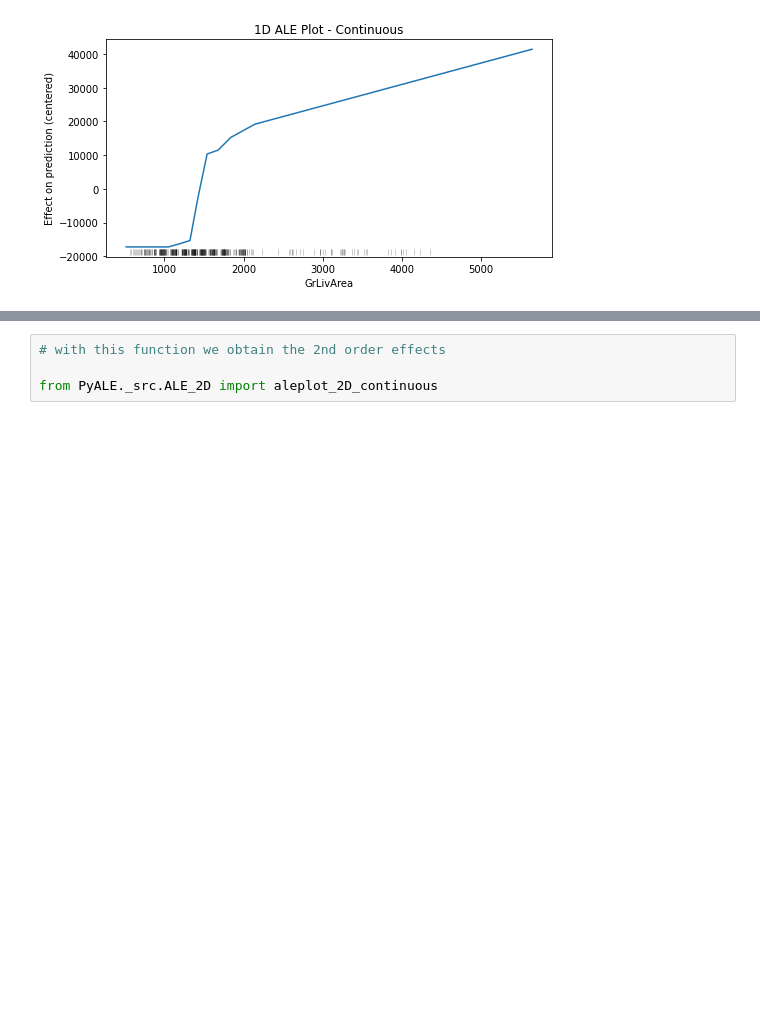
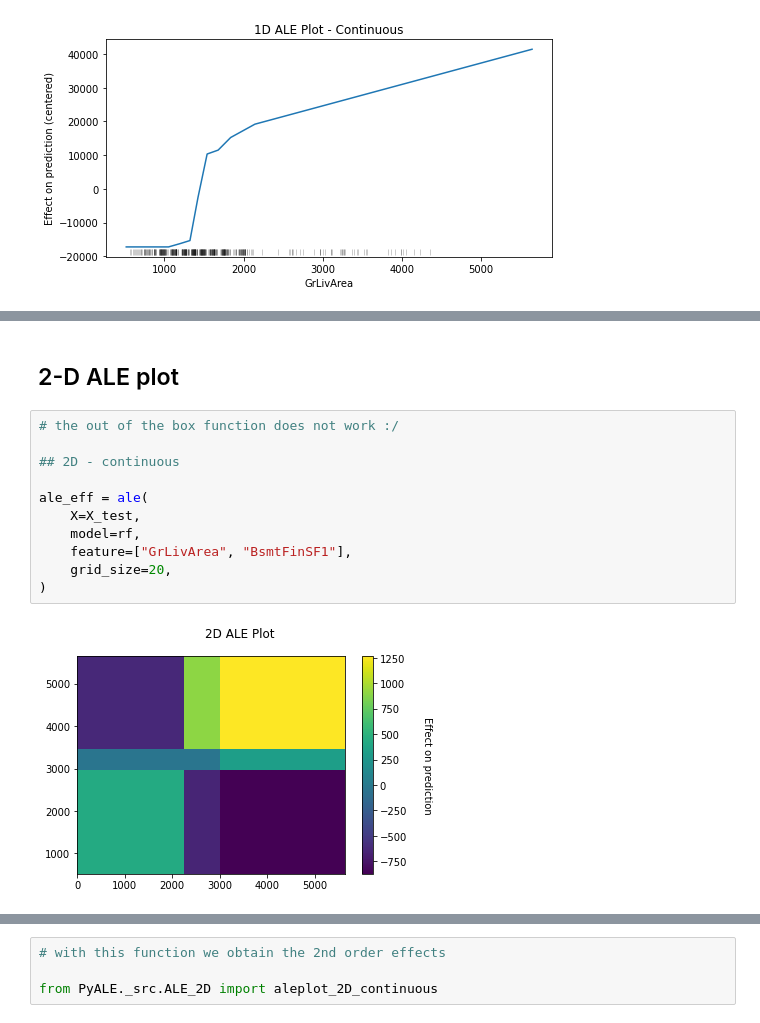
Before and after one commit to solegalli/machine-learning-interpretability, a Jupyter notebook: 11-ale-plots/8-ale-plots-interaction-pyALE.ipynb, the cells around one changed output, grey strips where cells are left out. Saved outputs shown, nothing was run; the diff lists cells and outputs as text; blank space fills up the shorter version.

```diff
--- a/11-ale-plots/8-ale-plots-interaction-pyALE.ipynb
+++ b/11-ale-plots/8-ale-plots-interaction-pyALE.ipynb
@@ -107,3 +115,18 @@ PyALE._ALE_generic:INFO: Continuous feature detected.
+# %% [markdown]
+## 2-D ALE plot
+# %%
+# the out of the box function does not work :/
+
+## 2D - continuous
+
+ale_eff = ale(
+    X=X_test,
+    model=rf,
+    feature=["GrLivArea", "BsmtFinSF1"],
+    grid_size=20,
+)
+# %% [output]
+[figure, added]
 # %%
 # the out of the box function does not work :/
 
```
Also changed, not shown: parts of 9 cells of this notebook, 6 other files.
